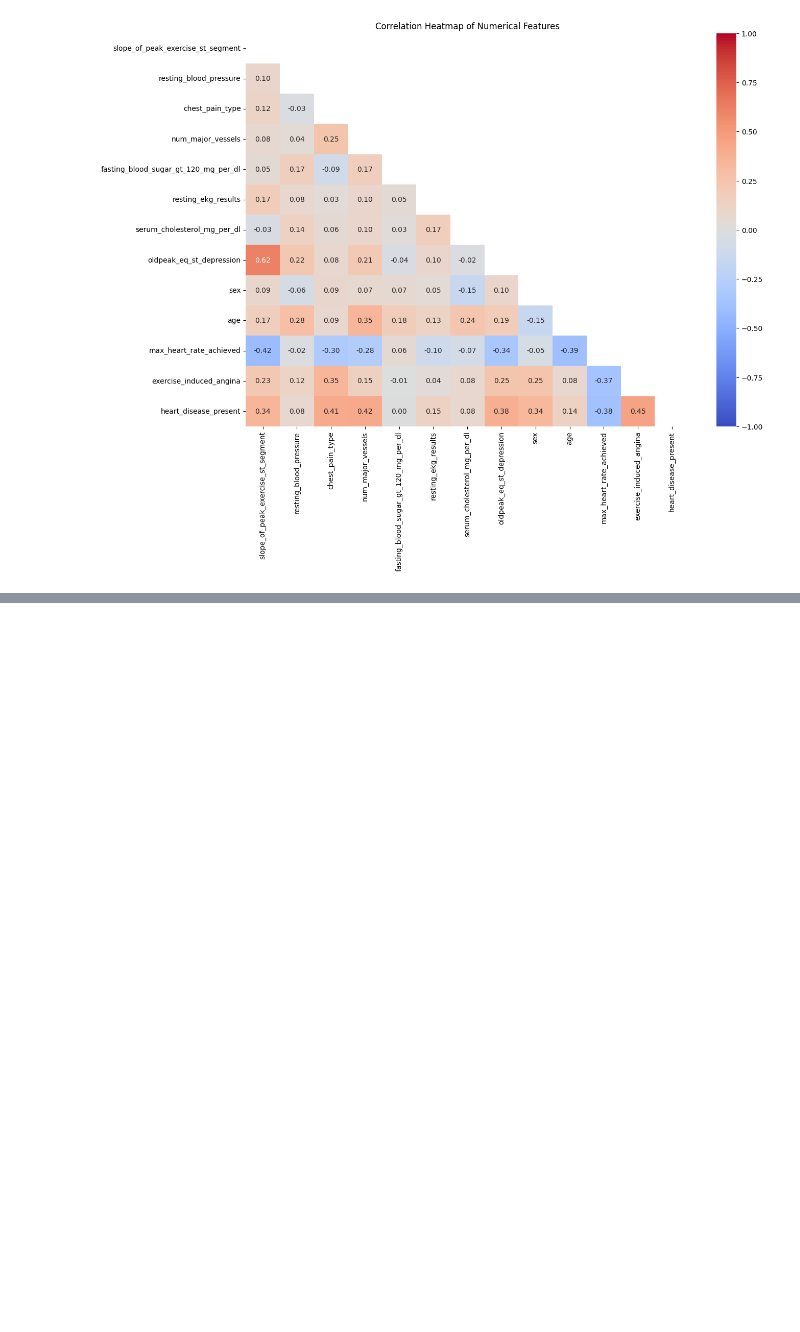
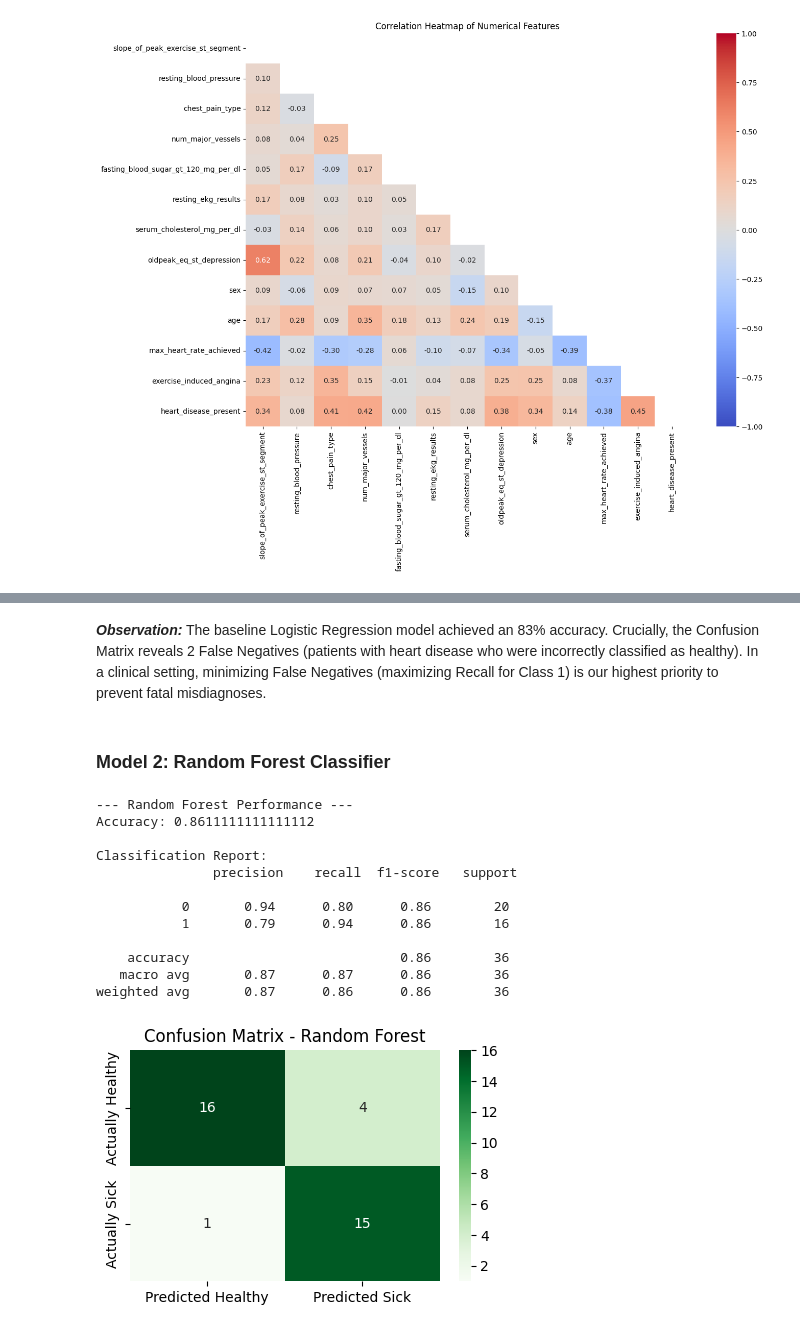
Before and after one commit to omer-f4r00q/Heart-Disease-Prediction-Project, a Jupyter notebook: notebooks/heart_disease_eda_modeling.ipynb, the cells around one changed output, grey strips where cells are left out. Drawn from its saved outputs; the diff is of its cells as text; code cells hidden in the pictures; blank space fills up the shorter version.

```diff
--- a/notebooks/heart_disease_eda_modeling.ipynb
+++ b/notebooks/heart_disease_eda_modeling.ipynb
@@ -196,0 +327,44 @@ plt.show()
+# %% [markdown]
+***Observation:*** The baseline Logistic Regression model achieved an 83% accuracy. Crucially, the Confusion Matrix reveals 2 False Negatives (patients with heart disease who were incorrectly classified as healthy). In a clinical setting, minimizing False Negatives (maximizing Recall for Class 1) is our highest priority to prevent fatal misdiagnoses.
+# %% [markdown]
+### Model 2: Random Forest Classifier
+# %%
+from sklearn.ensemble import RandomForestClassifier
+
+# 1. Initialize the Random Forest model
+# We use random_state for reproducibility
+rf_model = RandomForestClassifier(random_state=42)
+
+# 2. Train (Fit) the model on the SCALED training data
+rf_model.fit(X_train_scaled, y_train)
+
+# 3. Make predictions on the locked-away Test data
+y_pred_rf = rf_model.predict(X_test_scaled)
+
+# 4. Evaluate the results
+print("--- Random Forest Performance ---")
+print("Accuracy:", accuracy_score(y_test, y_pred_rf))
+print("\nClassification Report:\n", classification_report(y_test, y_pred_rf))
+
+# 5. Display the Confusion Matrix
+conf_matrix_rf = confusion_matrix(y_test, y_pred_rf)
+plt.figure(figsize=(5, 3))
+sns.heatmap(conf_matrix_rf, annot=True, fmt='d', cmap='Greens',
+            xticklabels=['Predicted Healthy', 'Predicted Sick'],
+            yticklabels=['Actually Healthy', 'Actually Sick'])
+plt.title('Confusion Matrix - Random Forest')
+plt.show()
+# %% [output]
+--- Random Forest Performance ---
+Accuracy: 0.8611111111111112
+
+Classification Report:
+               precision    recall  f1-score   support
+
+           0       0.94      0.80      0.86        20
+           1       0.79      0.94      0.86        16
+
+    accuracy                           0.86        36
+   macro avg       0.87      0.87      0.86        36
+weighted avg       0.87      0.86      0.86        36
+[figure, added]
```
Also changed, not shown: parts of 29 cells of this notebook, 1 other file.
